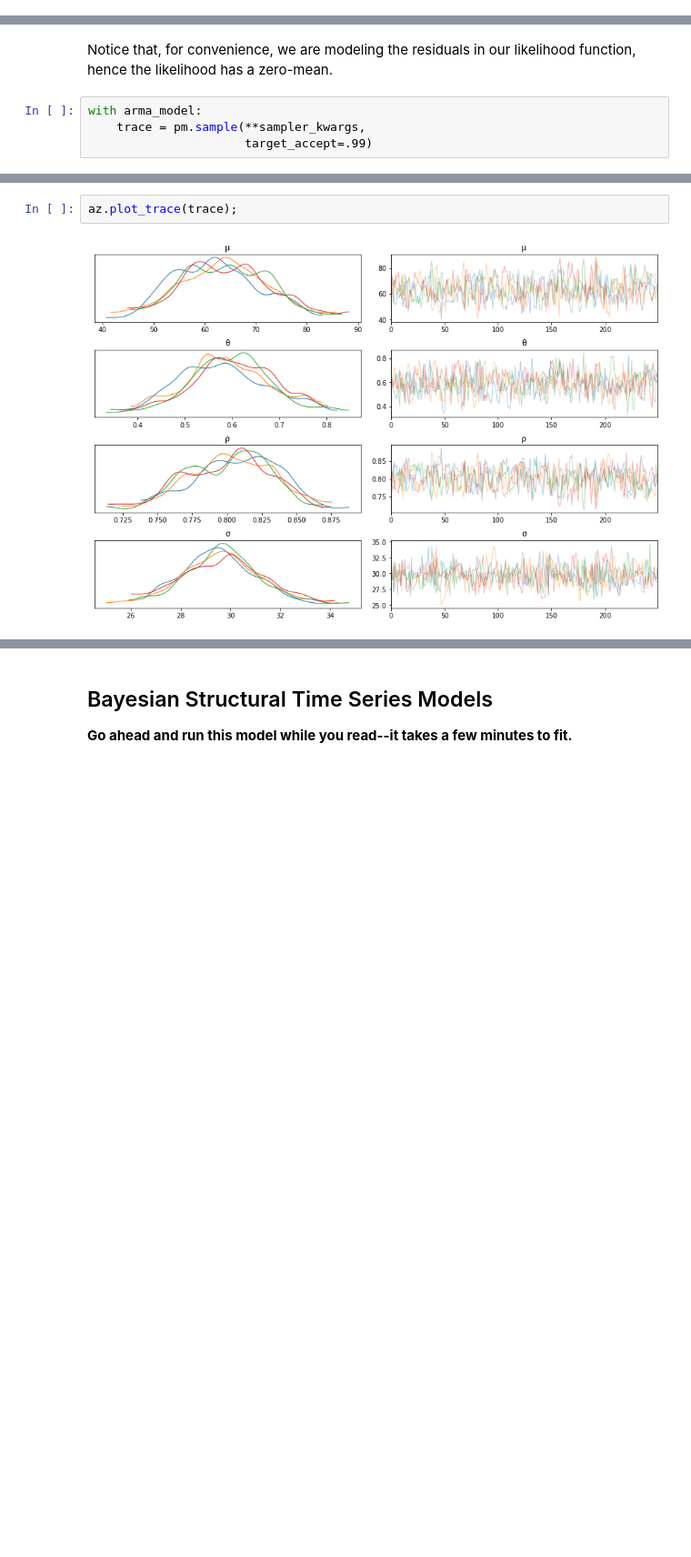
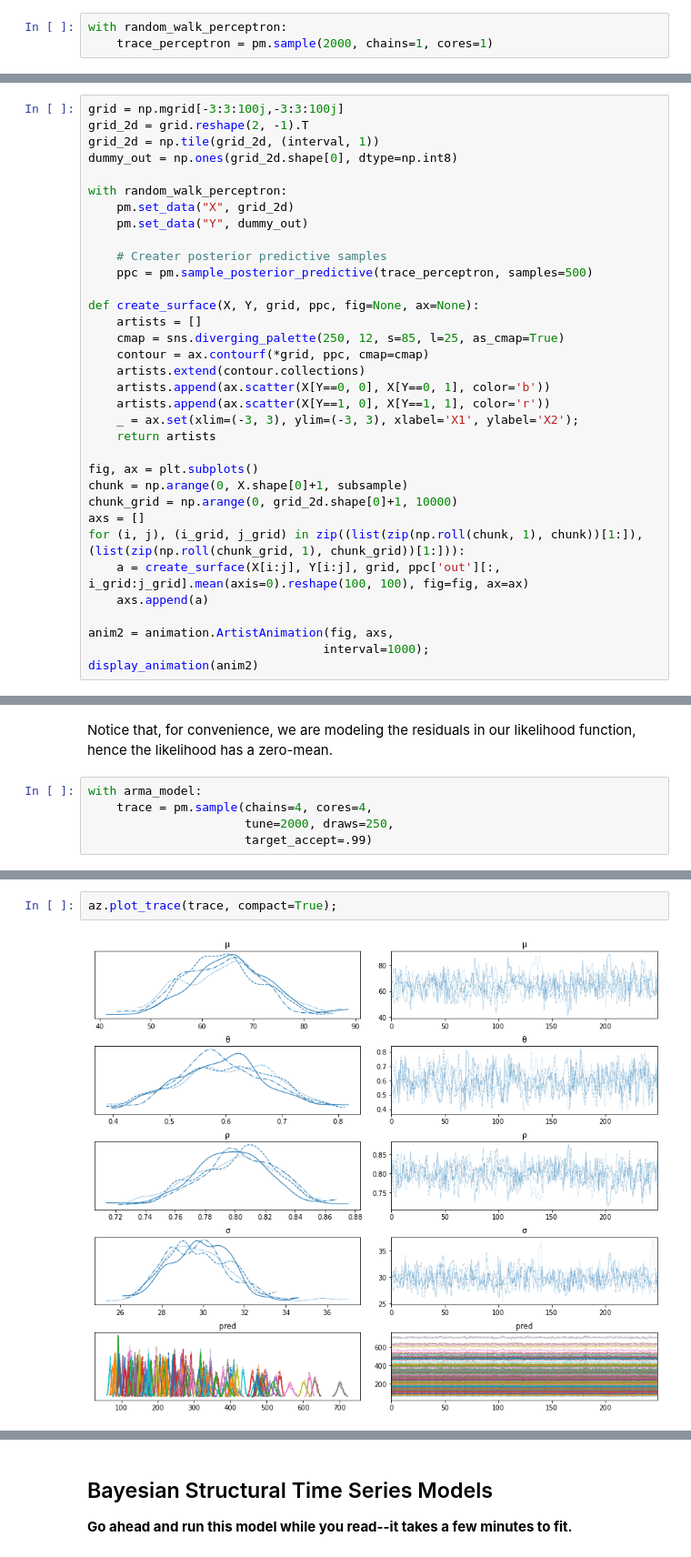
Before and after one commit to fonnesbeck/Bayes_Computing_Course, a Jupyter notebook: notebooks/Section6_1-Bayesian_Time_Series.ipynb, the cells around one changed output, grey strips where cells are left out. Shown at 91% size. Drawn from its saved outputs; the diff is of its cells as text; blank space fills up the shorter version.

```diff
--- a/notebooks/Section6_1-Bayesian_Time_Series.ipynb
+++ b/notebooks/Section6_1-Bayesian_Time_Series.ipynb
@@ -300,0 +425,3 @@ ax.set(title='Estimated volatility over time', xlabel='Date', ylabel='Volatility
+# %%
+with random_walk_perceptron:
+    trace_perceptron = pm.sample(2000, chains=1, cores=1)
@@ -300,0 +446,34 @@ ax.set(title='Estimated volatility over time', xlabel='Date', ylabel='Volatility
+# %%
+grid = np.mgrid[-3:3:100j,-3:3:100j]
+grid_2d = grid.reshape(2, -1).T
+grid_2d = np.tile(grid_2d, (interval, 1))
+dummy_out = np.ones(grid_2d.shape[0], dtype=np.int8)
+
+with random_walk_perceptron:
+    pm.set_data("X", grid_2d)
+    pm.set_data("Y", dummy_out)
+
+    # Creater posterior predictive samples
+    ppc = pm.sample_posterior_predictive(trace_perceptron, samples=500)
+
+def create_surface(X, Y, grid, ppc, fig=None, ax=None):
+    artists = []
+    cmap = sns.diverging_palette(250, 12, s=85, l=25, as_cmap=True)
+    contour = ax.contourf(*grid, ppc, cmap=cmap)
+    artists.extend(contour.collections)
+    artists.append(ax.scatter(X[Y==0, 0], X[Y==0, 1], color='b'))
+    artists.append(ax.scatter(X[Y==1, 0], X[Y==1, 1], color='r'))
+    _ = ax.set(xlim=(-3, 3), ylim=(-3, 3), xlabel='X1', ylabel='X2');
+    return artists
+
+fig, ax = plt.subplots()
+chunk = np.arange(0, X.shape[0]+1, subsample)
+chunk_grid = np.arange(0, grid_2d.shape[0]+1, 10000)
+axs = []
+for (i, j), (i_grid, j_grid) in zip((list(zip(np.roll(chunk, 1), chunk))[1:]), (list(zip(np.roll(chunk_grid, 1), chunk_grid))[1:])):
+    a = create_surface(X[i:j], Y[i:j], grid, ppc['out'][:, i_grid:j_grid].mean(axis=0).reshape(100, 100), fig=fig, ax=ax)
+    axs.append(a)
+
+anim2 = animation.ArtistAnimation(fig, axs,
+                                 interval=1000);
+display_animation(anim2)
@@ -526,7 +681,8 @@ with arma_model:
 Notice that, for convenience, we are modeling the residuals in our likelihood function, hence the likelihood has a zero-mean.
 # %%
 with arma_model:
-    trace = pm.sample(**sampler_kwargs,
+    trace = pm.sample(chains=4, cores=4,
+                      tune=2000, draws=250,
                       target_accept=.99)
 # %% [output]
 Only 250 samples in chain.
@@ -539,4 +695,4 @@ Sampling 4 chains for 1_000 tune and 250 draw iterations (4_000 + 1_000 draws to
 # %%
-az.plot_trace(trace);
+az.plot_trace(trace, compact=True);
 # %% [output]
-[figure, old version]
+[figure, new version]
```
Also changed, not shown: parts of 42 cells of this notebook, 4 other files.
